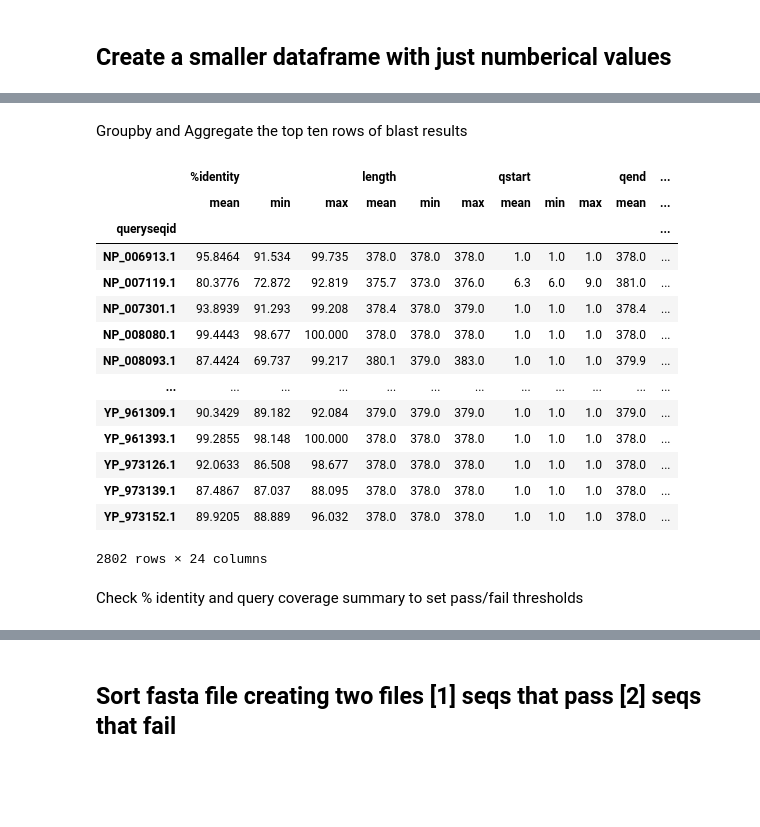
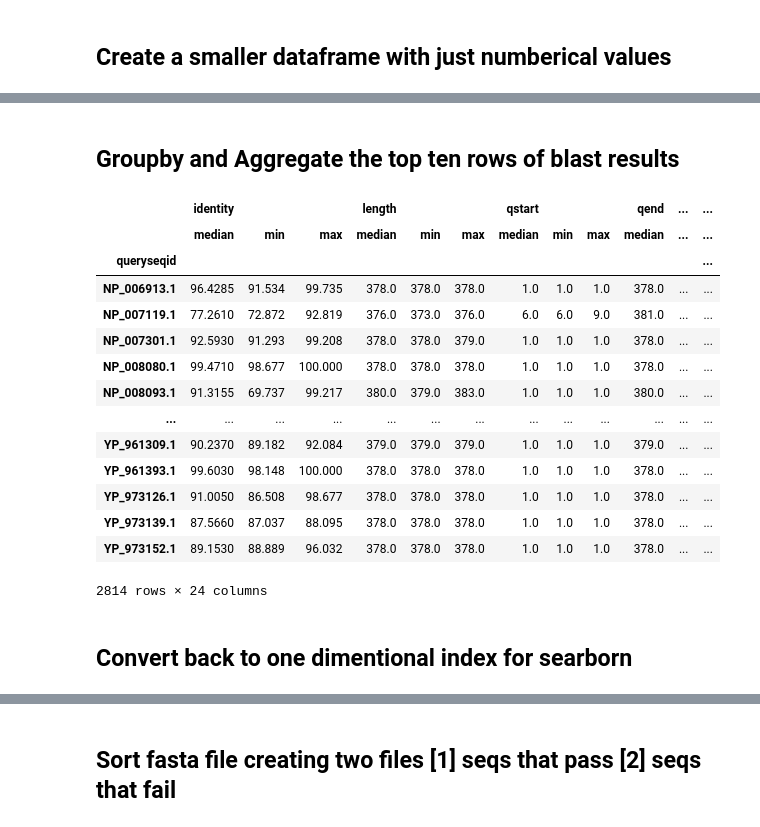
Before and after one commit to NCBI-Codeathons/Marker-Gene-Validator, a Jupyter notebook: marker_gene.ipynb, the cells around one changed output, grey strips where cells are left out. Drawn from its saved outputs; the diff is of its cells as text; code cells hidden in the pictures; blank space fills up the shorter version.

```diff
--- a/marker_gene.ipynb
+++ b/marker_gene.ipynb
@@ -206,19 +223,20 @@ table_df = pd.read_csv(file_name_string,
                        low_memory=False,
                        usecols=[0,1,2,3,4,5,6,7,8,9,10,11,12,13,14],
                        header=None,
-                       names=["queryseqid", "subjectseqid", "%identity", "length", "mismatch", "gapopen", "qstart", "qend", "sstart", "send", "Evalue", "bitscore", "qcoverage", "taxid", "orgname"])
+                       names=["queryseqid", "subjectseqid", "identity", "length", "mismatch", "gapopen", "qstart", "qend", "sstart", "send", "Evalue", "bitscore", "qcoverage", "taxid", "orgname"])
 table_df = table_df[~table_df['queryseqid'].str.contains("#")]
-table_df['%identity'] = pd.to_numeric(table_df['%identity'])
+table_df['%identity'] = pd.to_numeric(table_df['identity'])
 table_df['length'] = pd.to_numeric(table_df['length'])
 table_df['qstart'] = pd.to_numeric(table_df['qstart'])
 table_df['qend'] = pd.to_numeric(table_df['qend'])
 table_df['sstart'] = pd.to_numeric(table_df['sstart'])
 table_df['send'] = pd.to_numeric(table_df['send'])
 table_df['qcoverage'] = pd.to_numeric(table_df['qcoverage'])
-
+table_df
 #strip .version if needed
 #table_df['queryseqid'] = table_df['queryseqid'].astype(st
 #table_df['queryseqid'] = table_df['queryseqid'].map(lambda x: str(x)[:-1])
 table2_df = table_df.loc[(table_df['queryseqid']) != (table_df['subjectseqid'])]
+table2_df.drop(['mismatch', 'gapopen', 'bitscore', '%identity'], axis=1, inplace=True)
 table2_df
 # %% [output]
@@ -238,6 +260,6 @@ table2_df
 # %% [markdown]
 ## Create a smaller dataframe with just numberical values
 # %%
-dftidy = table2_df.drop(['mismatch', 'gapopen', 'bitscore', 'taxid', 'orgname'], axis=1)
+dftidy = table2_df.drop(['taxid', 'orgname'], axis=1)
 dftidy
 # %% [output]
@@ -257,24 +279,24 @@ dftidy
 # %% [markdown]
-Groupby and Aggregate the top ten rows of blast results
+## Groupby and Aggregate the top ten rows of blast results
 # %%
 table3_df = dftidy.groupby('queryseqid').head(10)
-ident_group = table3_df.groupby('queryseqid').agg(['mean', 'min', 'max'])
+ident_group = table3_df.groupby('queryseqid').agg(['median', 'min', 'max'])
 ident_group
 # %% [output]
-|  | %identity |  |  | length |  |  | qstart |  |  | qend | ... |
-|  | mean | min | max | mean | min | max | mean | min | max | mean | ... |
-| queryseqid |  |  |  |  |  |  |  |  |  |  | ... |
-| NP_006913.1 | 95.8464 | 91.534 | 99.735 | 378.0 | 378.0 | 378.0 | 1.0 | 1.0 | 1.0 | 378.0 | ... |
-| NP_007119.1 | 80.3776 | 72.872 | 92.819 | 375.7 | 373.0 | 376.0 | 6.3 | 6.0 | 9.0 | 381.0 | ... |
-| NP_007301.1 | 93.8939 | 91.293 | 99.208 | 378.4 | 378.0 | 379.0 | 1.0 | 1.0 | 1.0 | 378.4 | ... |
-| NP_008080.1 | 99.4443 | 98.677 | 100.000 | 378.0 | 378.0 | 378.0 | 1.0 | 1.0 | 1.0 | 378.0 | ... |
-| NP_008093.1 | 87.4424 | 69.737 | 99.217 | 380.1 | 379.0 | 383.0 | 1.0 | 1.0 | 1.0 | 379.9 | ... |
-| ... | ... | ... | ... | ... | ... | ... | ... | ... | ... | ... | ... |
-| YP_961309.1 | 90.3429 | 89.182 | 92.084 | 379.0 | 379.0 | 379.0 | 1.0 | 1.0 | 1.0 | 379.0 | ... |
-| YP_961393.1 | 99.2855 | 98.148 | 100.000 | 378.0 | 378.0 | 378.0 | 1.0 | 1.0 | 1.0 | 378.0 | ... |
-| YP_973126.1 | 92.0633 | 86.508 | 98.677 | 378.0 | 378.0 | 378.0 | 1.0 | 1.0 | 1.0 | 378.0 | ... |
-| YP_973139.1 | 87.4867 | 87.037 | 88.095 | 378.0 | 378.0 | 378.0 | 1.0 | 1.0 | 1.0 | 378.0 | ... |
-| YP_973152.1 | 89.9205 | 88.889 | 96.032 | 378.0 | 378.0 | 378.0 | 1.0 | 1.0 | 1.0 | 378.0 | ... |
+|  | identity |  |  | length |  |  | qstart |  |  | qend | ... | ... |
+|  | median | min | max | median | min | max | median | min | max | median | ... | ... |
+| queryseqid |  |  |  |  |  |  |  |  |  |  |  | ... |
+| NP_006913.1 | 96.4285 | 91.534 | 99.735 | 378.0 | 378.0 | 378.0 | 1.0 | 1.0 | 1.0 | 378.0 | ... | ... |
+| NP_007119.1 | 77.2610 | 72.872 | 92.819 | 376.0 | 373.0 | 376.0 | 6.0 | 6.0 | 9.0 | 381.0 | ... | ... |
+| NP_007301.1 | 92.5930 | 91.293 | 99.208 | 378.0 | 378.0 | 379.0 | 1.0 | 1.0 | 1.0 | 378.0 | ... | ... |
+| NP_008080.1 | 99.4710 | 98.677 | 100.000 | 378.0 | 378.0 | 378.0 | 1.0 | 1.0 | 1.0 | 378.0 | ... | ... |
+| NP_008093.1 | 91.3155 | 69.737 | 99.217 | 380.0 | 379.0 | 383.0 | 1.0 | 1.0 | 1.0 | 380.0 | ... | ... |
+| ... | ... | ... | ... | ... | ... | ... | ... | ... | ... | ... | ... | ... |
+| YP_961309.1 | 90.2370 | 89.182 | 92.084 | 379.0 | 379.0 | 379.0 | 1.0 | 1.0 | 1.0 | 379.0 | ... | ... |
+| YP_961393.1 | 99.6030 | 98.148 | 100.000 | 378.0 | 378.0 | 378.0 | 1.0 | 1.0 | 1.0 | 378.0 | ... | ... |
+| YP_973126.1 | 91.0050 | 86.508 | 98.677 | 378.0 | 378.0 | 378.0 | 1.0 | 1.0 | 1.0 | 378.0 | ... | ... |
+| YP_973139.1 | 87.5660 | 87.037 | 88.095 | 378.0 | 378.0 | 378.0 | 1.0 | 1.0 | 1.0 | 378.0 | ... | ... |
+| YP_973152.1 | 89.1530 | 88.889 | 96.032 | 378.0 | 378.0 | 378.0 | 1.0 | 1.0 | 1.0 | 378.0 | ... | ... |
-2802 rows × 24 columns
+2814 rows × 24 columns
-# %% [markdown]
-Check % identity and query coverage summary to set pass/fail thresholds
+# %% [markdown]
+## Convert back to one dimentional index for searborn
```
Also changed, not shown: parts of 33 cells of this notebook.
